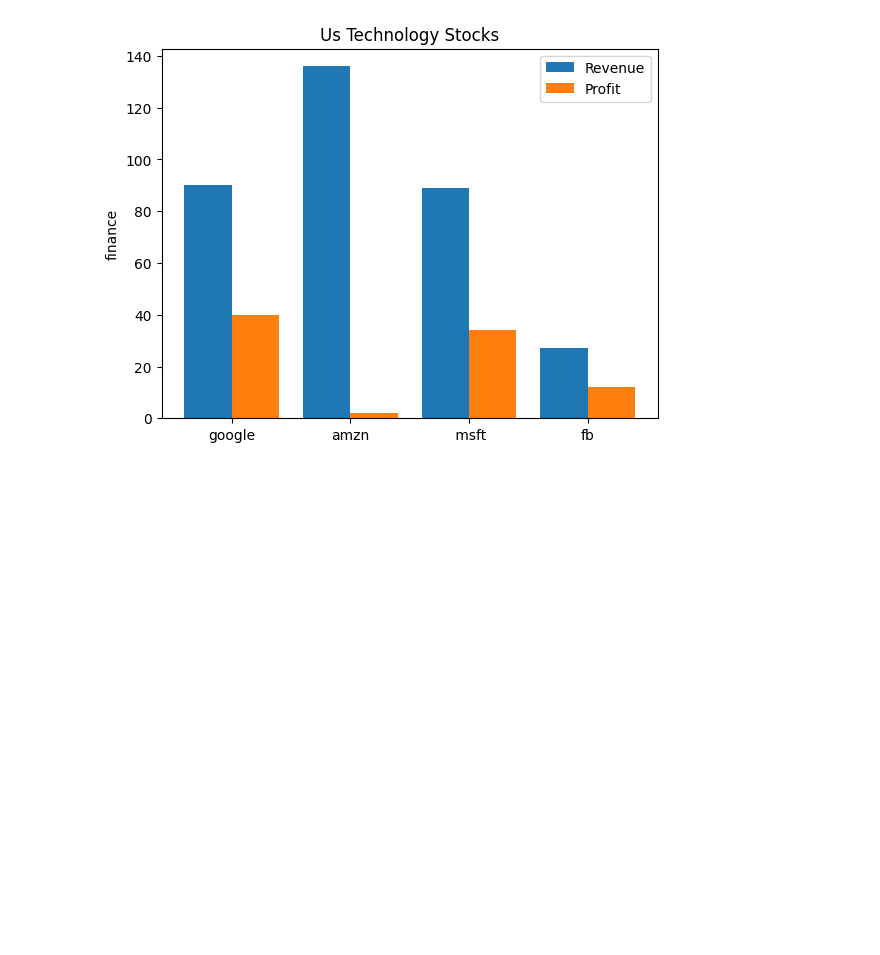
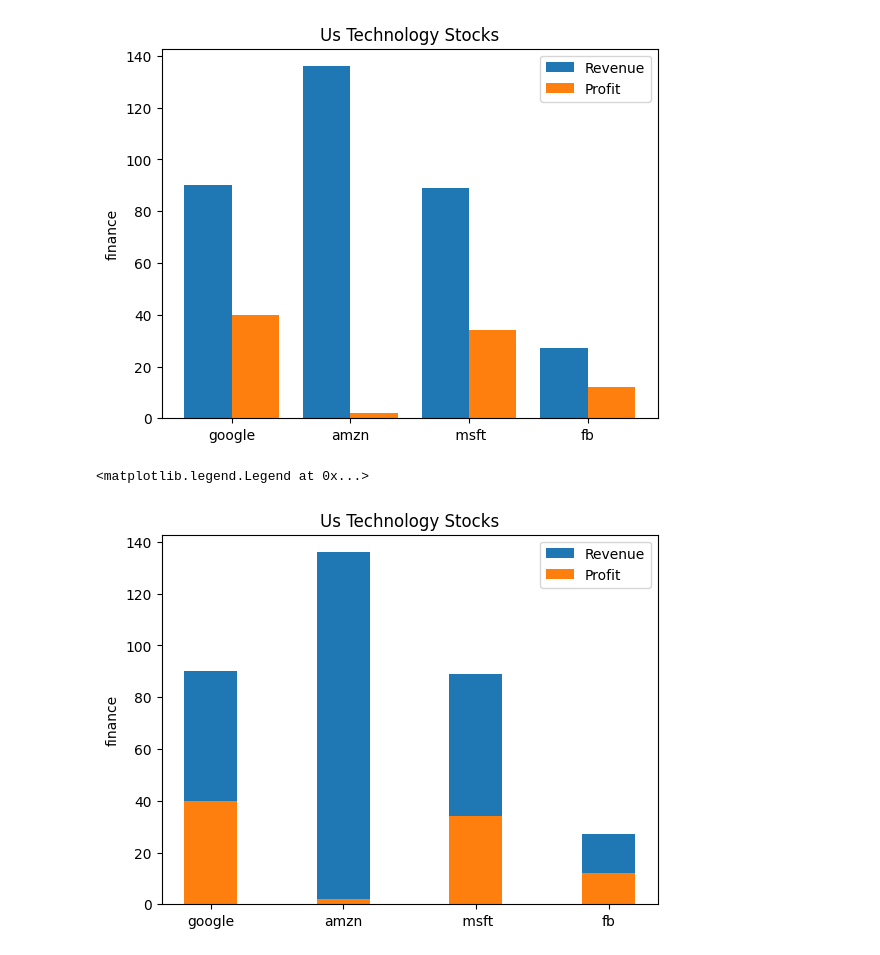
Before and after one commit to dinesh16adh/Data-Science, a Jupyter notebook: Barchart.ipynb, the cells around one changed output. Drawn from its saved outputs; the diff is of its cells as text; code cells hidden in the pictures; blank space fills up the shorter version.

```diff
--- a/Barchart.ipynb
+++ b/Barchart.ipynb
@@ -31,3 +31,13 @@ plt.legend()
 # %% [output]
 <matplotlib.legend.Legend at 0x...>
 [figure]
+# %%
+plt.bar(xpos,revenue,width=0.4,label="Revenue")
+plt.bar(xpos,profit,width=0.4,label='Profit')
+plt.xticks(xpos,company)
+plt.ylabel('finance')
+plt.title('Us Technology Stocks')
+plt.legend()
+# %% [output]
+<matplotlib.legend.Legend at 0x...>
+[figure, added]
```
Also changed, not shown: parts of 3 cells of this notebook, 1 other file.
